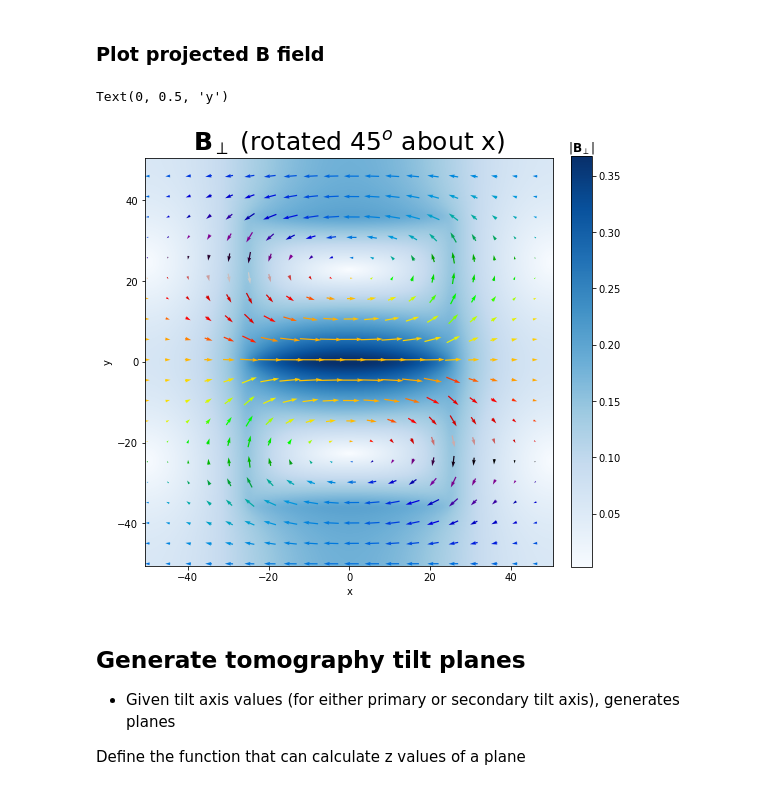
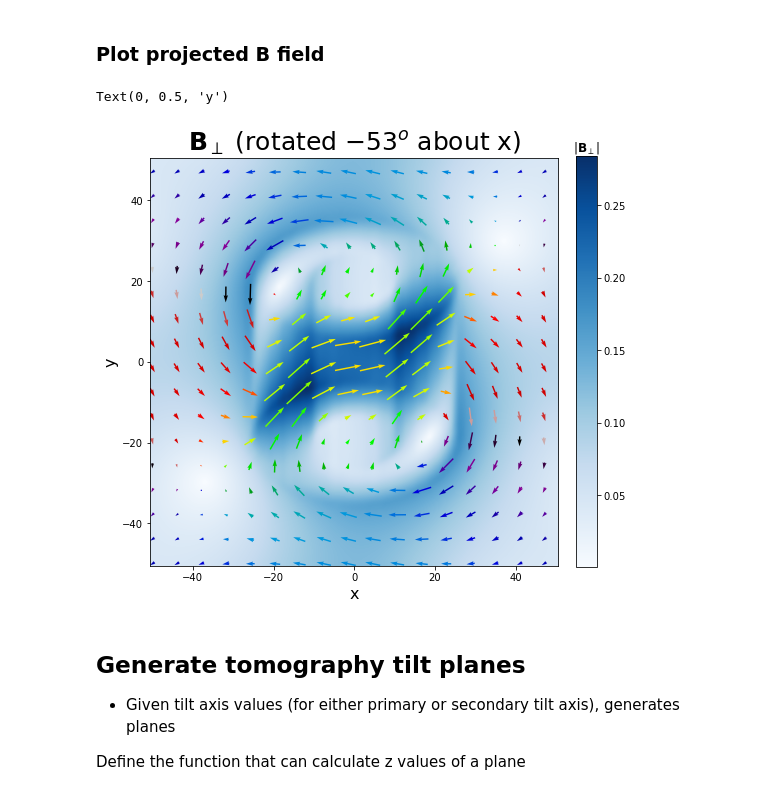
Before and after one commit to grlewis333/phd-work, a Jupyter notebook: holo-sim.ipynb, the cells around one changed output. Saved outputs shown, nothing was run; the diff lists cells and outputs as text; code cells hidden in the pictures.

```diff
--- a/holo-sim.ipynb
+++ b/holo-sim.ipynb
@@ -91,7 +155,8 @@ for x in xs:
     for y in ys:
         for z in zs:
             if x**2 + y**2 < 25**2 and x**2 + y**2 > 10**2 and z <25 and z>-25:
-                m = [1,1,0]
+                mx, my = 1,1#onion(x,y)
+                m = [mx,my,0]
                 data.append([x,y,z,m[0],m[1],m[2]])
             else:
                 m = [0,0,0]
@@ -439,11 +612,11 @@ def rotation_projection(MX,MY,MZ, angle):
 # plot rotated magnetic components
 %matplotlib inline
 
-angle = 45
+angle =-53
 Mxr, Myr, Mzr = rotation_projection(MX,MY,MZ,angle)
 #Mxr = np.flipud(Mxr)
 # Set up figure
-fig = plt.figure(figsize=(12, 12))
+fig = plt.figure(figsize=(16, 12))
 grid = plt.GridSpec(3, 4)
 ax1 = fig.add_subplot(grid[0, 0])
 ax2 = fig.add_subplot(grid[1, 0])
@@ -452,15 +625,15 @@ ax4 = fig.add_subplot(grid[:, 1:])
 
 # plot Mx
 pos =  ax1.imshow(np.flipud(Mxr), vmin=-1,vmax=1, extent=[x_begin, x_end, y_begin, y_end],cmap='RdBu');
-ax1.set_title('Mx'); ax1.set_xlabel('x');ax1.set_ylabel('y'); fig.colorbar(pos,ax=ax1,fraction=0.046, pad=0.04)
+ax1.set_title('Mx',fontsize=16); ax1.set_xlabel('x',fontsize=14);ax1.set_ylabel('y',fontsize=14); fig.colorbar(pos,ax=ax1,fraction=0.046, pad=0.04)
 
 # Plot My
 pos = ax2.imshow(np.flipud(Myr), vmin=-1,vmax=1,extent=[x_begin, x_end, y_begin, y_end],cmap='RdBu');
-ax2.set_title('My'); ax2.set_xlabel('x');ax2.set_ylabel('y'); fig.colorbar(pos,ax=ax2,fraction=0.046, pad=0.04)
+ax2.set_title('My',fontsize=16); ax2.set_xlabel('x',fontsize=14);ax2.set_ylabel('y',fontsize=14); fig.colorbar(pos,ax=ax2,fraction=0.046, pad=0.04)
 
 #Plot Mz
 pos = ax3.imshow(np.flipud(Mzr), vmin=-1,vmax=1,extent=[x_begin, x_end, y_begin, y_end],cmap='RdBu');
-ax3.set_title('Mz'); ax3.set_xlabel('x');ax3.set_ylabel('y'); fig.colorbar(pos,ax=ax3,fraction=0.046, pad=0.04)
+ax3.set_title('Mz',fontsize=16); ax3.set_xlabel('x',fontsize=14);ax3.set_ylabel('y',fontsize=14); fig.colorbar(pos,ax=ax3,fraction=0.046, pad=0.04)
 
 # Plot projection
 s=10
@@ -469,12 +642,12 @@ mag_B = np.hypot(Mxr,Myr)
 
     # M magnitude plot
 pos = ax4.imshow(np.flipud(mag_B),extent=[x_begin, x_end, y_begin, y_end],cmap='Blues', vmin=0,vmax=1)
-clb = fig.colorbar(pos,ax=ax4,fraction=0.046, pad=0.04,extend='both')
+clb = fig.colorbar(pos,ax=ax4,fraction=0.046, pad=0.04)
 clb.ax.set_title(r'|$\bf{M}$$_\perp$|')
 
     # Vector plot
 ax4.quiver(x_proj[::s,::s],y_proj[::s,::s],Mxr[::s,::s],Myr[::s,::s],scale = 1/size)
-ax4.set_title(r'$\bf{M}$$_\perp$ for %i$^{\circ}$ rotation about x' % angle,fontsize=16); ax4.set_xlabel('x');ax4.set_ylabel('y');
+ax4.set_title(r'$\bf{M}$$_\perp$ for %i$^{\circ}$ rotation about x' % angle,fontsize=25); ax4.set_xlabel('x',fontsize=16);ax4.set_ylabel('y',fontsize=16);
 
 plt.tight_layout()
 # %% [output]
@@ -675,30 +829,30 @@ mag_B = np.hypot(b_field_x,b_field_y)
 # %% [markdown]
 ### Plot projected B field
 # %%
-skip_arrow = 5
-size_arrow = 0.2
+skip_arrow =6
+size_arrow = 0.3
 
 f, ax = plt.subplots(ncols=1, figsize=(8, 8))
 
 pos = ax.imshow(mag_B,origin='lower', extent=[x_begin, x_end, y_begin,y_end],interpolation='spline16', cmap='Blues')
 clb = f.colorbar(pos, ax=ax,fraction=0.046, pad=0.04)
 clb.ax.set_title(r'|$\bf{B}$$_\perp$|')
 
 
 plt.quiver(x_proj[::skip_arrow, ::skip_arrow],
            y_proj[::skip_arrow, ::skip_arrow],
            b_field_x[::skip_arrow, ::skip_arrow],
            b_field_y[::skip_arrow, ::skip_arrow],
            np.arctan2(b_field_x[::skip_arrow, ::skip_arrow],
                       b_field_y[::skip_arrow, ::skip_arrow]),
           scale = 1/size_arrow, cmap='nipy_spectral', pivot='mid')
 
 ax.set_title(r'$\bf{B}$$_\perp$ (rotated $%i^o$ about x)' % angle, fontsize=25)
-ax.set_xlabel('x')
-ax.set_ylabel('y')
+ax.set_xlabel('x', fontsize = 16)
+ax.set_ylabel('y', fontsize = 16)
 # %% [output]
 Text(0, 0.5, 'y')
-[figure, old version]
+[figure, new version]
 # %% [markdown]
 ## Generate tomography tilt planes
 - Given tilt axis values (for either primary or secondary tilt axis), generates planes
```
Also changed, not shown: parts of 11 cells of this notebook.
